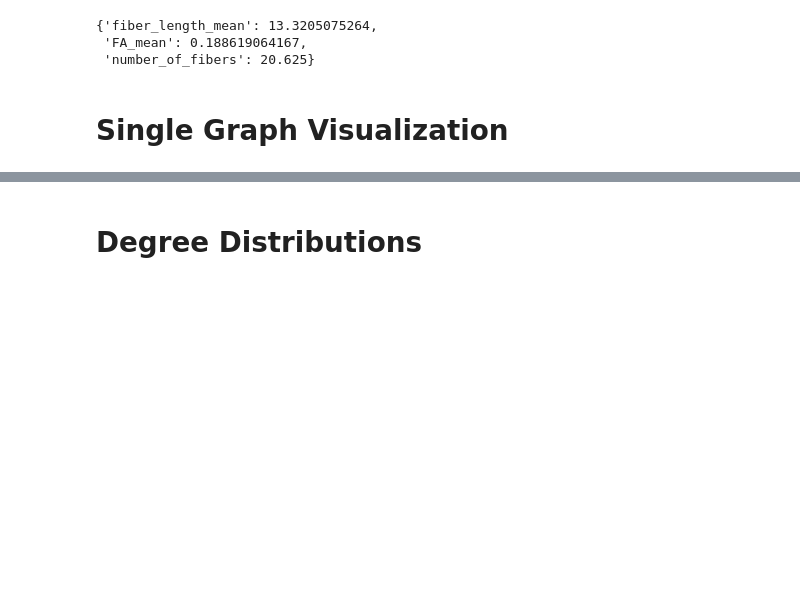
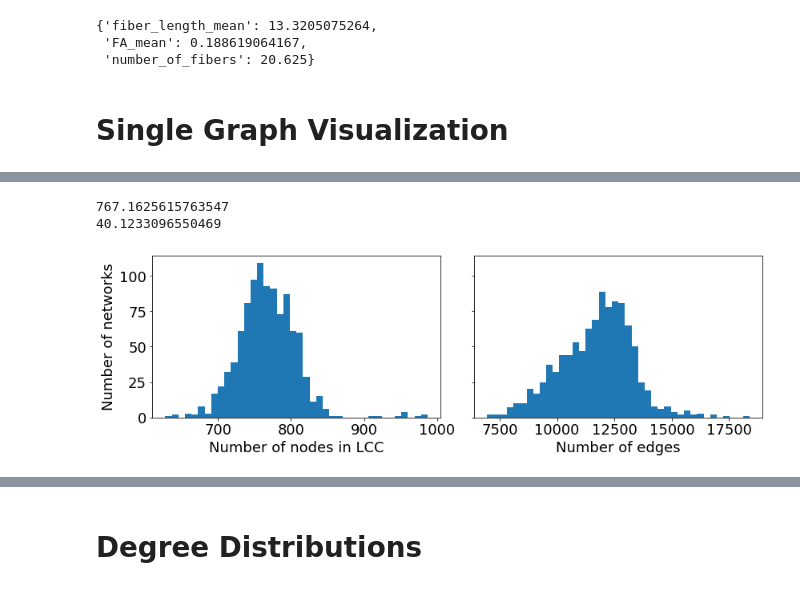
Before and after one commit to arsedler9/cs7280-network-science-project, a Jupyter notebook: classical_analysis.ipynb, the cells around one changed output, grey strips where cells are left out. Saved outputs shown, nothing was run; the diff lists cells and outputs as text; code cells hidden in the pictures; blank space fills up the shorter version.

```diff
--- a/classical_analysis.ipynb
+++ b/classical_analysis.ipynb
@@ -59,0 +64,20 @@ nx.draw(LCC2, node_size=10, width=0.25, ax=axes[1])
+# %%
+import numpy as np
+graphs = utils.get_brain_graphs(1015)
+lcc_sizes = [len(get_lcc(G).nodes) for G in graphs]
+print(np.mean(lcc_sizes))
+print(np.std(lcc_sizes))
+# %% [output]
+767.1625615763547
+40.1233096550469
+# %%
+n_edges = [len(G.edges) for G in graphs]
+fig, (ax1, ax2) = plt.subplots(1,2, figsize=(12,4), sharey=True)
+ax1.hist(lcc_sizes, bins=40)
+ax1.set_xlabel('Number of nodes in LCC')
+ax1.set_ylabel('Number of networks')
+ax2.hist(n_edges, bins=40)
+ax2.set_xlabel('Number of edges')
+plt.tight_layout()
+# %% [output]
+[figure, added]
```
Also changed, not shown: parts of 9 cells of this notebook, 1 other file.
